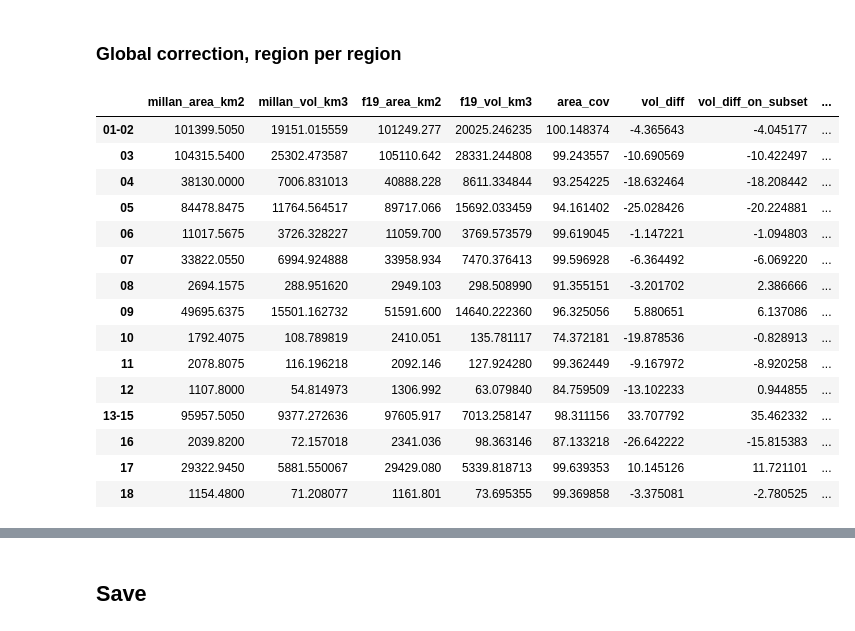
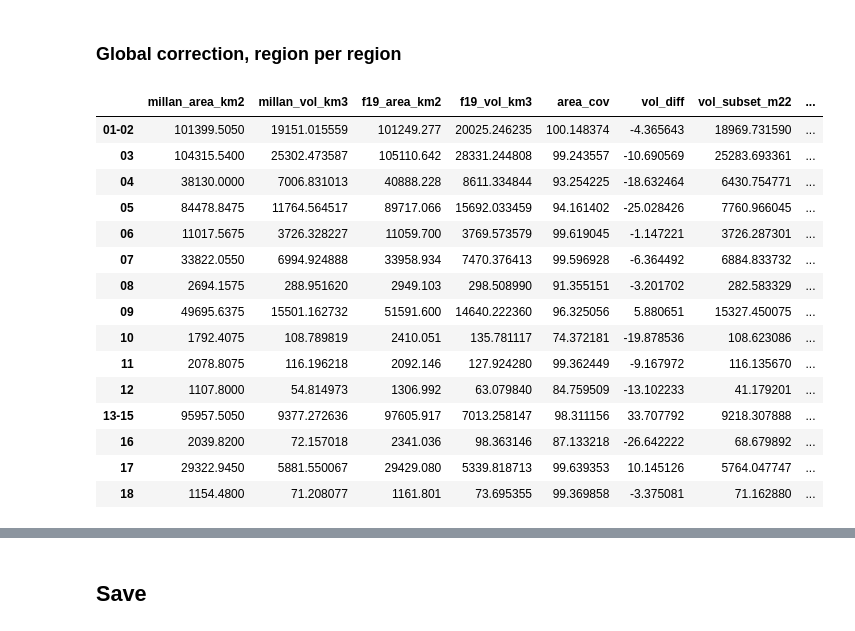
Before and after one commit to fmaussion/global_glacier_volume_paper, a Jupyter notebook: millan_regional_volume_scaling.ipynb, the cells around one changed output, grey strips where cells are left out. Cells and saved outputs as stored; diff of their text form; code cells hidden in the pictures.

```diff
--- a/millan_regional_volume_scaling.ipynb
+++ b/millan_regional_volume_scaling.ipynb
@@ -541,47 +540,67 @@ fodf = odf.copy()
 # %%
+fodf = odf.copy()
+
 all_adjusted = []
 for reg in fodf.index:
+
+    # Special cases
     if reg == '01-02':
         regs = ['01', '02']
     elif reg == '13-15':
         regs = ['13', '14', '15']
     else:
         regs = [reg]
 
+    # Regional selection
     df_sel = df_all.loc[df_all['rgi_region'].isin(regs)].copy()
 
+    # We adjust the individual glacier volumes to count for area that's not in a glacier mask
+    # This oscillates between 0 and 5%
     cor_fac_for_cov = fodf.loc[reg]['millan_vol_km3'] / df_sel['millan_vol_km3'].sum()
     df_sel['millan_vol_km3_adj'] = df_sel['millan_vol_km3'] * cor_fac_for_cov
 
-    df_ok = df_sel.loc[df_sel['millan_perc_cov'] > 0.9].sum()
+    # Subsest of glaciers with good coverage
+    df_sel_subset = df_sel.loc[df_sel['millan_perc_cov'] > 0.9]
+    df_sel_subset_sum = df_sel_subset.sum()
 
-    cor_fac_for_vol = df_ok.loc['millan_vol_km3_adj'] / df_ok.loc['f19_vol_km3']
+    cor_fac_for_vol = df_sel_subset_sum.loc['millan_vol_km3_adj'] / df_sel_subset_sum.loc['f19_vol_km3']
+    fodf.loc[reg, 'vol_subset_m22'] = df_sel_subset_sum.loc['millan_vol_km3_adj']
+    fodf.loc[reg, 'vol_subset_f19'] = df_sel_subset_sum.loc['f19_vol_km3']
     fodf.loc[reg, 'vol_diff_on_subset'] = (cor_fac_for_vol - 1) * 100
 
     vol_corrected = df_sel['f19_vol_km3'].sum() * cor_fac_for_vol
-    fodf.loc[reg, 'cor_factor'] = vol_corrected / fodf.loc[reg, 'millan_vol_km3']
     fodf.loc[reg, 'millan_vol_km3_corrected'] = vol_corrected
 
+    # VAS
+    # Fit in log space
+    dfl = np.log(df_sel_subset[['millan_vol_km3_adj', 'rgi_area_km2']])
+    slope, intercept, _, _, _ = stats.linregress(dfl.rgi_area_km2.values, dfl.millan_vol_km3_adj.values)
+    c = np.exp(intercept)
+    gamma = slope
+    df_sel['vas_millan_vol'] = c * df_sel['rgi_area_km2'] ** gamma
+    fodf.loc[reg, 'vas_param_c'] = c
+    fodf.loc[reg, 'vas_param_gamma'] = gamma
+    fodf.loc[reg, 'millan_vol_km3_vas_corrected'] = df_sel_subset_sum['millan_vol_km3_adj'] + df_sel.loc[df_sel['millan_perc_cov'] <= 0.9]['vas_millan_vol'].sum()
     all_adjusted.append(df_sel)
 
 fodf
 # %% [output]
-|  | millan_area_km2 | millan_vol_km3 | f19_area_km2 | f19_vol_km3 | area_cov | vol_diff | vol_diff_on_subset | ... |
-| 01-02 | 101399.5050 | 19151.015559 | 101249.277 | 20025.246235 | 100.148374 | -4.365643 | -4.045177 | ... |
-| 03 | 104315.5400 | 25302.473587 | 105110.642 | 28331.244808 | 99.243557 | -10.690569 | -10.422497 | ... |
-| 04 | 38130.0000 | 7006.831013 | 40888.228 | 8611.334844 | 93.254225 | -18.632464 | -18.208442 | ... |
-| 05 | 84478.8475 | 11764.564517 | 89717.066 | 15692.033459 | 94.161402 | -25.028426 | -20.224881 | ... |
-| 06 | 11017.5675 | 3726.328227 | 11059.700 | 3769.573579 | 99.619045 | -1.147221 | -1.094803 | ... |
-| 07 | 33822.0550 | 6994.924888 | 33958.934 | 7470.376413 | 99.596928 | -6.364492 | -6.069220 | ... |
-| 08 | 2694.1575 | 288.951620 | 2949.103 | 298.508990 | 91.355151 | -3.201702 | 2.386666 | ... |
-| 09 | 49695.6375 | 15501.162732 | 51591.600 | 14640.222360 | 96.325056 | 5.880651 | 6.137086 | ... |
-| 10 | 1792.4075 | 108.789819 | 2410.051 | 135.781117 | 74.372181 | -19.878536 | -0.828913 | ... |
-| 11 | 2078.8075 | 116.196218 | 2092.146 | 127.924280 | 99.362449 | -9.167972 | -8.920258 | ... |
-| 12 | 1107.8000 | 54.814973 | 1306.992 | 63.079840 | 84.759509 | -13.102233 | 0.944855 | ... |
-| 13-15 | 95957.5050 | 9377.272636 | 97605.917 | 7013.258147 | 98.311156 | 33.707792 | 35.462332 | ... |
-| 16 | 2039.8200 | 72.157018 | 2341.036 | 98.363146 | 87.133218 | -26.642222 | -15.815383 | ... |
-| 17 | 29322.9450 | 5881.550067 | 29429.080 | 5339.818713 | 99.639353 | 10.145126 | 11.721101 | ... |
-| 18 | 1154.4800 | 71.208077 | 1161.801 | 73.695355 | 99.369858 | -3.375081 | -2.780525 | ... |
+|  | millan_area_km2 | millan_vol_km3 | f19_area_km2 | f19_vol_km3 | area_cov | vol_diff | vol_subset_m22 | ... |
+| 01-02 | 101399.5050 | 19151.015559 | 101249.277 | 20025.246235 | 100.148374 | -4.365643 | 18969.731590 | ... |
+| 03 | 104315.5400 | 25302.473587 | 105110.642 | 28331.244808 | 99.243557 | -10.690569 | 25283.693361 | ... |
+| 04 | 38130.0000 | 7006.831013 | 40888.228 | 8611.334844 | 93.254225 | -18.632464 | 6430.754771 | ... |
+| 05 | 84478.8475 | 11764.564517 | 89717.066 | 15692.033459 | 94.161402 | -25.028426 | 7760.966045 | ... |
+| 06 | 11017.5675 | 3726.328227 | 11059.700 | 3769.573579 | 99.619045 | -1.147221 | 3726.287301 | ... |
+| 07 | 33822.0550 | 6994.924888 | 33958.934 | 7470.376413 | 99.596928 | -6.364492 | 6884.833732 | ... |
+| 08 | 2694.1575 | 288.951620 | 2949.103 | 298.508990 | 91.355151 | -3.201702 | 282.583329 | ... |
+| 09 | 49695.6375 | 15501.162732 | 51591.600 | 14640.222360 | 96.325056 | 5.880651 | 15327.450075 | ... |
+| 10 | 1792.4075 | 108.789819 | 2410.051 | 135.781117 | 74.372181 | -19.878536 | 108.623086 | ... |
+| 11 | 2078.8075 | 116.196218 | 2092.146 | 127.924280 | 99.362449 | -9.167972 | 116.135670 | ... |
+| 12 | 1107.8000 | 54.814973 | 1306.992 | 63.079840 | 84.759509 | -13.102233 | 41.179201 | ... |
+| 13-15 | 95957.5050 | 9377.272636 | 97605.917 | 7013.258147 | 98.311156 | 33.707792 | 9218.307888 | ... |
+| 16 | 2039.8200 | 72.157018 | 2341.036 | 98.363146 | 87.133218 | -26.642222 | 68.679892 | ... |
+| 17 | 29322.9450 | 5881.550067 | 29429.080 | 5339.818713 | 99.639353 | 10.145126 | 5764.047747 | ... |
+| 18 | 1154.4800 | 71.208077 | 1161.801 | 73.695355 | 99.369858 | -3.375081 | 71.162880 | ... |
 # %%
 # Some low-key assumptions about RGI19
 fodf.loc['19'] = {
```
Also changed, not shown: parts of 11 cells of this notebook, 4 other files.
